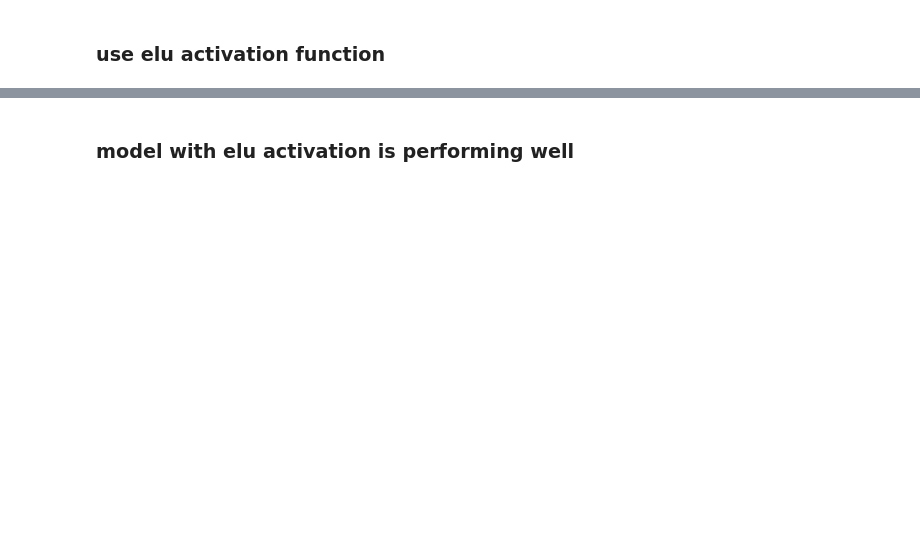
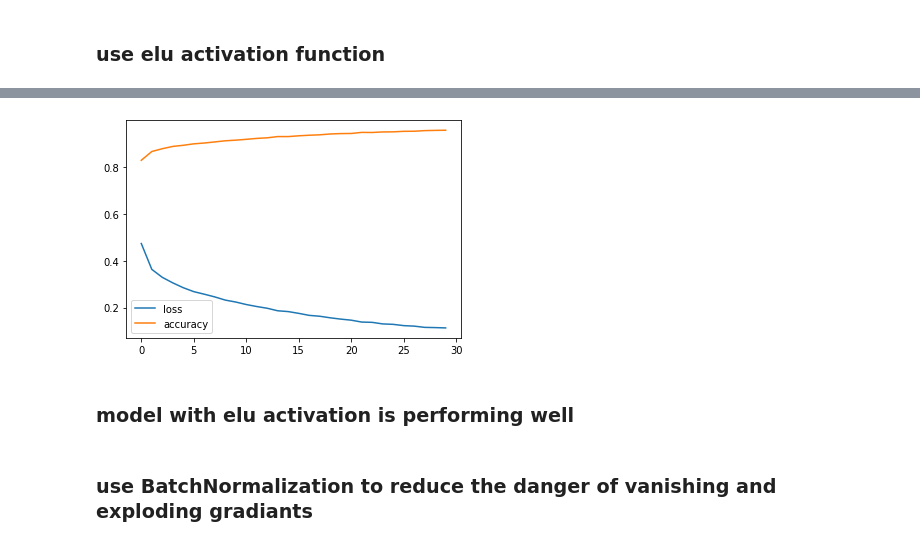
Before and after one commit to AmirGhnbr/Mnist_fashion_tensorflow, a Jupyter notebook: Mnist_fashion_tensorflow.ipynb, the cells around one changed output, grey strips where cells are left out. Drawn from its saved outputs; the diff is of its cells as text; code cells hidden in the pictures; blank space fills up the shorter version.

```diff
--- a/Mnist_fashion_tensorflow.ipynb
+++ b/Mnist_fashion_tensorflow.ipynb
@@ -287,6 +300,6 @@ model_4.compile(loss= tf.keras.losses.SparseCategoricalCrossentropy(),
                 metrics=["accuracy"])
 
 ## fit the model
-model_4.fit(train_data, train_labels, epochs=30)
+model_4_history = model_4.fit(train_data_norm, train_labels, epochs=30)
 # %% [output]
 Epoch 1/30
@@ -332,5 +344,11 @@ Total params: 141,910
 Trainable params: 141,910
 Non-trainable params: 0
 _________________________________________________________________
+# %%
+plot_model(model_4_history)
+# %% [output]
+[figure, added]
 # %% [markdown]
 ### model with elu activation is performing well
+# %% [markdown]
+### use BatchNormalization to reduce the danger of vanishing and exploding gradiants
```
Also changed, not shown: parts of 22 cells of this notebook.
